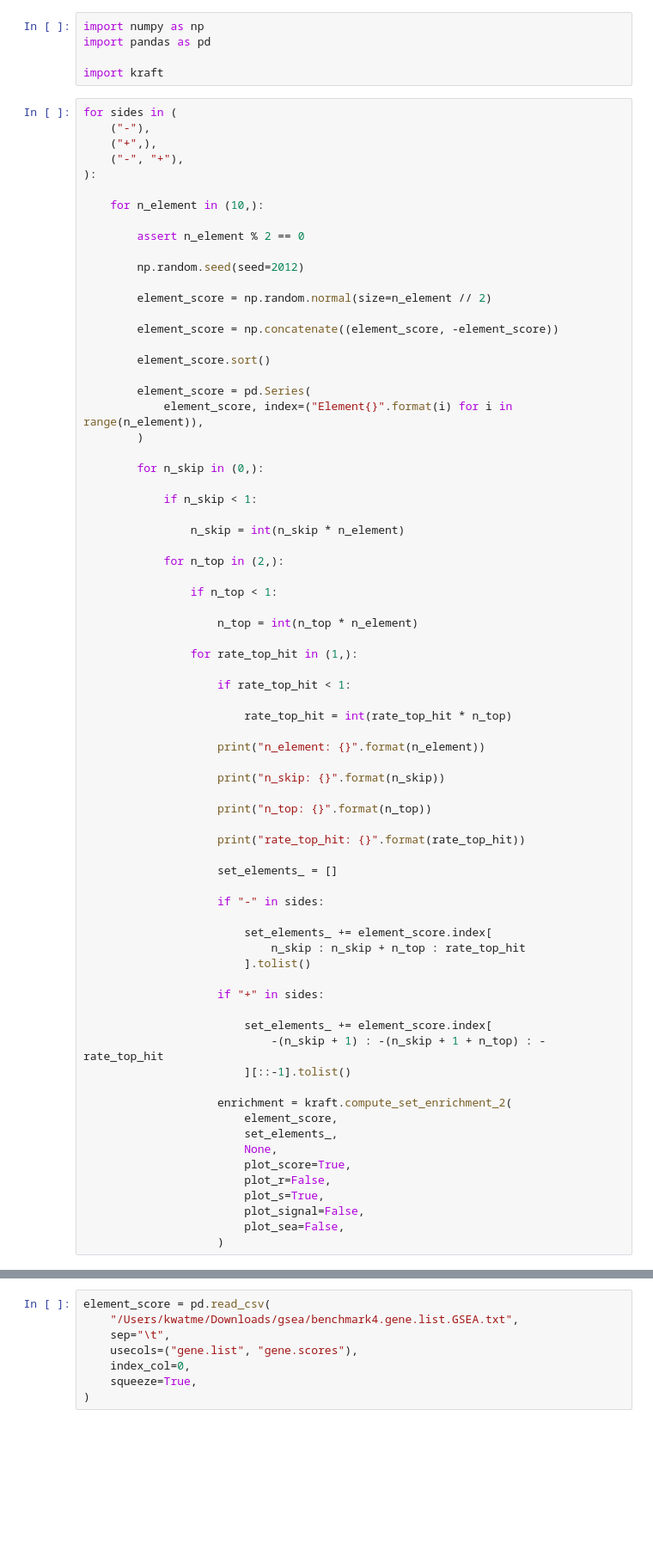
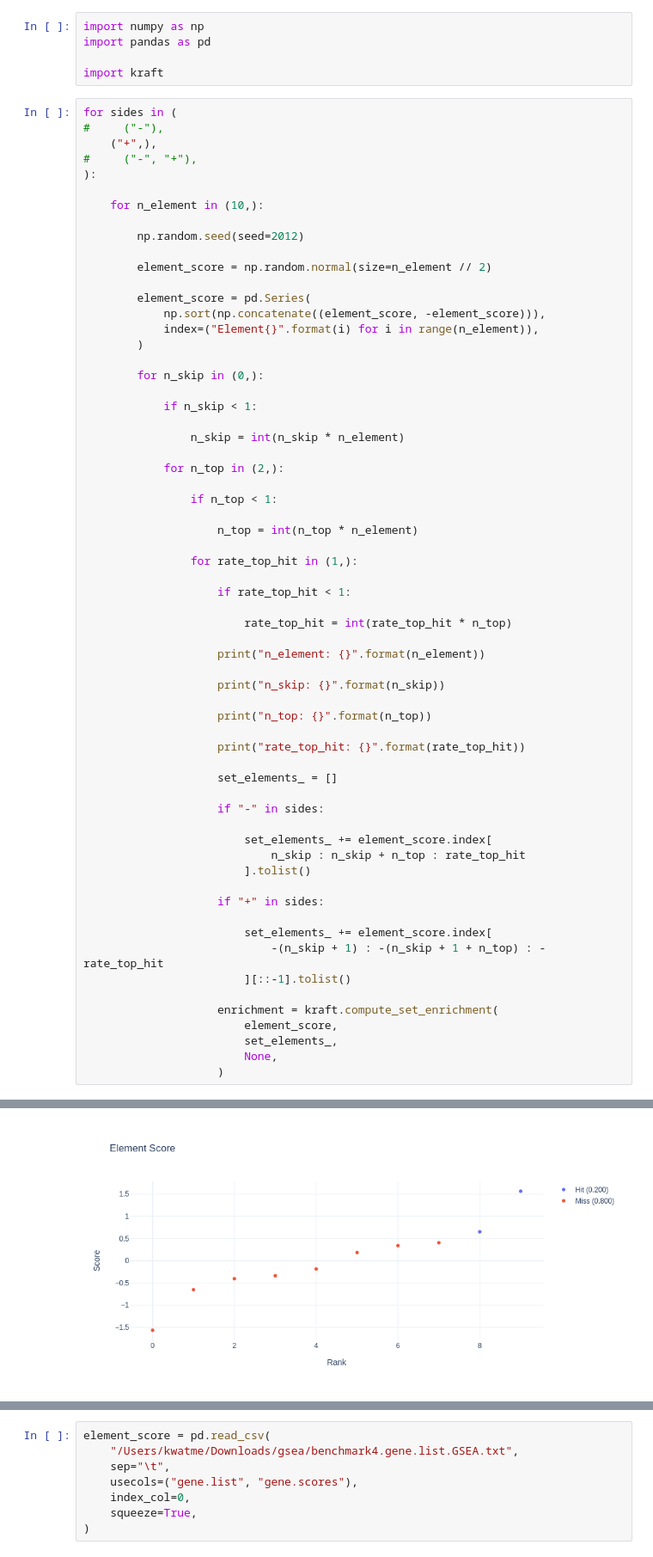
Before and after one commit to KwatMDPhD/ccal, a Jupyter notebook: notebook/sea.ipynb, the cells around one changed output, grey strips where cells are left out. Shown: that part at 86% size. Drawn from its saved outputs; the diff is of its cells as text; blank space fills up the shorter version.

```diff
--- a/notebook/sea.ipynb
+++ b/notebook/sea.ipynb
@@ -8,25 +8,20 @@ import pandas as pd
 import kraft
 # %%
 for sides in (
-    ("-"),
+#     ("-"),
     ("+",),
-    ("-", "+"),
+#     ("-", "+"),
 ):
 
     for n_element in (10,):
-
-        assert n_element % 2 == 0
 
         np.random.seed(seed=2012)
 
         element_score = np.random.normal(size=n_element // 2)
 
-        element_score = np.concatenate((element_score, -element_score))
-
-        element_score.sort()
-
         element_score = pd.Series(
-            element_score, index=("Element{}".format(i) for i in range(n_element)),
+            np.sort(np.concatenate((element_score, -element_score))),
+            index=("Element{}".format(i) for i in range(n_element)),
         )
 
         for n_skip in (0,):
@@ -69,13 +64,9 @@ for sides in (
                             -(n_skip + 1) : -(n_skip + 1 + n_top) : -rate_top_hit
                         ][::-1].tolist()
 
-                    enrichment = kraft.compute_set_enrichment_2(
+                    enrichment = kraft.compute_set_enrichment(
                         element_score,
                         set_elements_,
                         None,
-                        plot_score=True,
-                        plot_r=False,
-                        plot_s=True,
-                        plot_signal=False,
-                        plot_sea=False,
                     )
+# %% [output]
@@ -81,0 +77 @@ for sides in (
+[figure, added]
```
Also changed, not shown: parts of 1 cell of this notebook, 2 other files.
